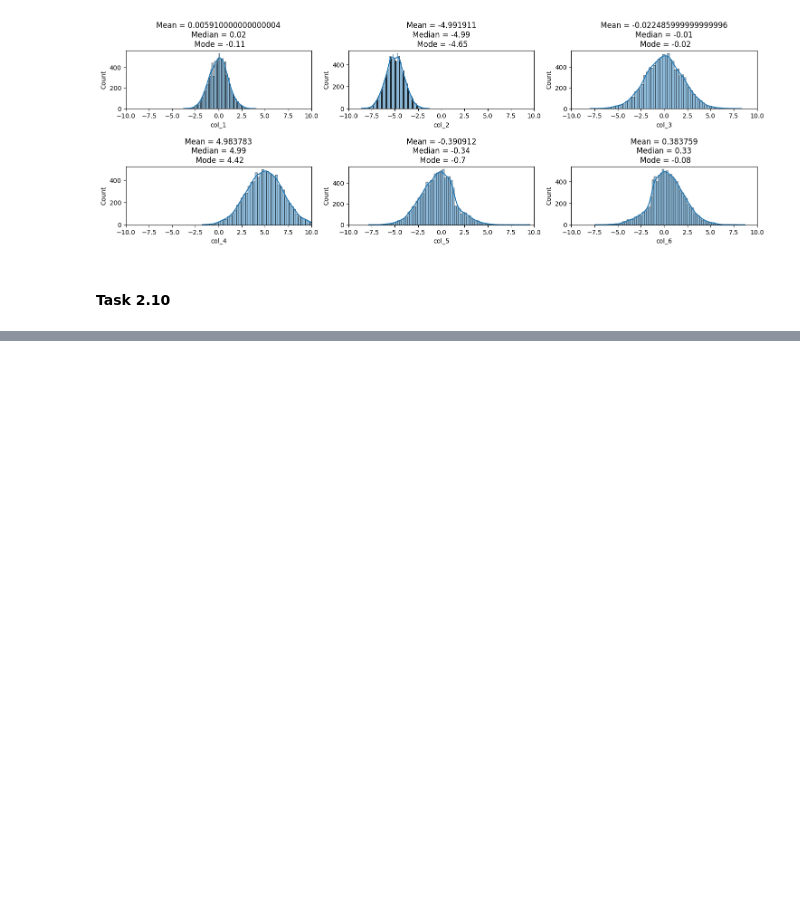
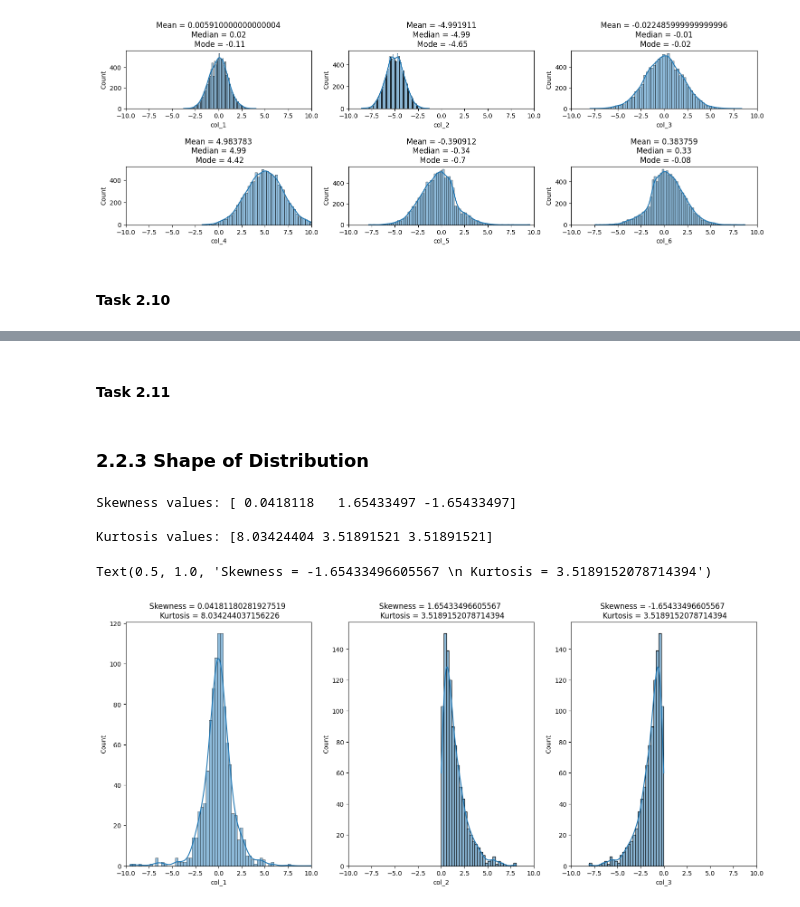
Before and after one commit to Mohammed-Abed-Alkareem/INTELLIGENT-SYSTEMS-LAB, a Jupyter notebook: Exp_2/exp_2.ipynb, the cells around one changed output, grey strips where cells are left out. Drawn from its saved outputs; the diff is of its cells as text; code cells hidden in the pictures; blank space fills up the shorter version.

```diff
--- a/Exp_2/exp_2.ipynb
+++ b/Exp_2/exp_2.ipynb
@@ -460,0 +522,37 @@ fig.subplots_adjust(hspace=1)
+# %% [markdown]
+#### Task 2.11
+# %% [markdown]
+### 2.2.3 Shape of Distribution
+# %%
+import matplotlib.pyplot as plt
+import seaborn as sns
+import pandas as pd
+
+df_shape = pd.read_csv("./ENCS5141Datasets/ENCS5141_Exp2_ShapeDistribution.csv")
+df_shape.head()
+
+# Calculate the Skewness for each column in the DataFrame
+Skewness = df_shape.skew()
+print(f"Skewness values: {Skewness.values}\n")
+
+# Calculate the Kurtosis for each column in the DataFrame
+Kurtosis = df_shape.kurtosis()
+print(f"Kurtosis values: {Kurtosis.values}\n")
+
+fig, axs = plt.subplots(figsize=(18, 7),ncols=3)
+
+#Create histograms displaying the distribution of specific column values and incorporate the actual distribution curve.
+sns.histplot(data=df_shape, x="col_1", ax=axs[0], kde=True);axs[0].set(xlim=(-10, 10))
+axs[0].set_title(f"Skewness = {Skewness[0]} \n Kurtosis = {Kurtosis[0]}")
+
+sns.histplot(data=df_shape, x="col_2", ax=axs[1], kde=True);axs[1].set(xlim=(-10, 10))
+axs[1].set_title(f"Skewness = {Skewness[1]} \n Kurtosis = {Kurtosis[1]}")
+
+sns.histplot(data=df_shape, x="col_3", ax=axs[2], kde=True);axs[2].set(xlim=(-10, 10))
+axs[2].set_title(f"Skewness = {Skewness[2]} \n Kurtosis = {Kurtosis[2]}")
+# %% [output]
+Skewness values: [ 0.0418118   1.65433497 -1.65433497]
+
+Kurtosis values: [8.03424404 3.51891521 3.51891521]
+Text(0.5, 1.0, 'Skewness = -1.65433496605567 \n Kurtosis = 3.5189152078714394')
+[figure, added]
```
Also changed, not shown: parts of 16 cells of this notebook.
